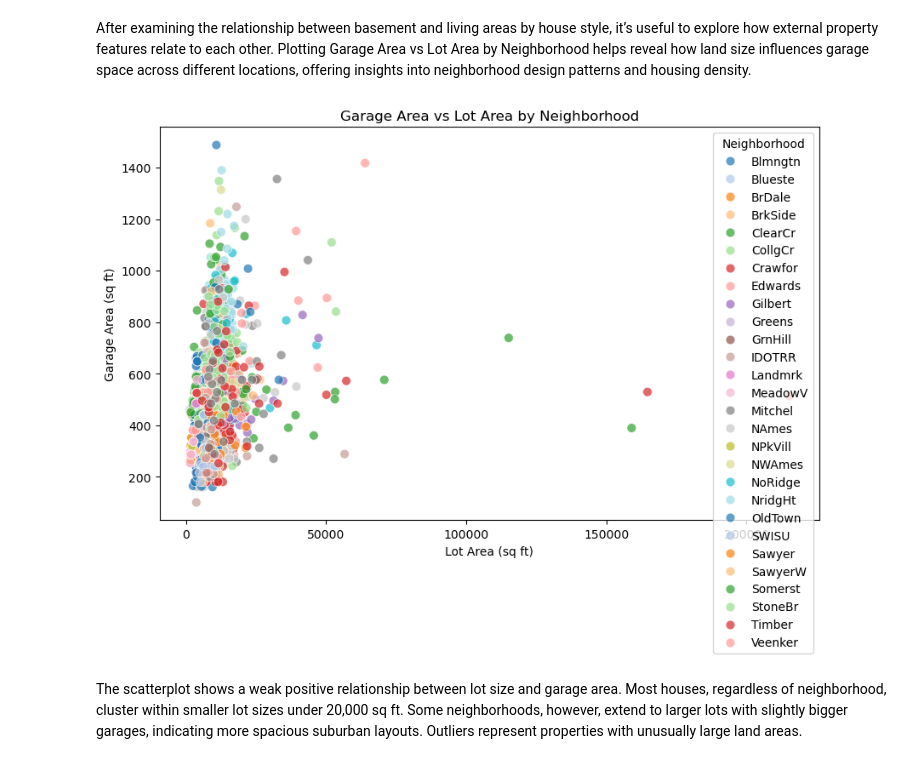
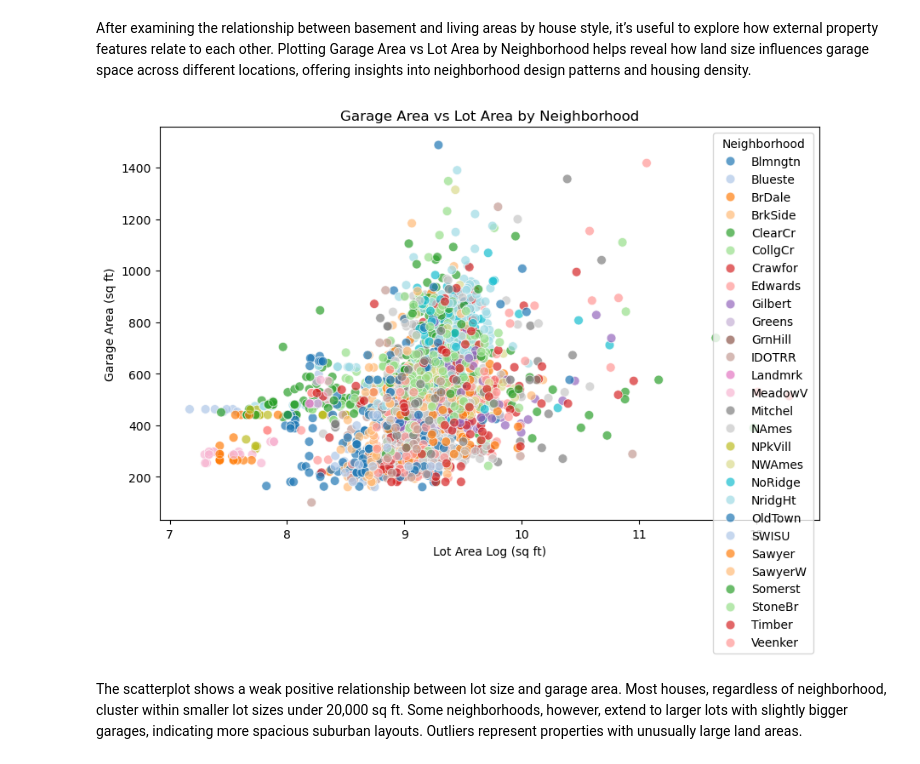
Before and after one commit to i-demetriou/dsc510-group-project, a Jupyter notebook: dsc510.theofanous.alexandrou.demetriou.ipynb, the cells around one changed output. Cells and saved outputs as stored; diff of their text form; code cells hidden in the pictures.

```diff
--- a/dsc510.theofanous.alexandrou.demetriou.ipynb
+++ b/dsc510.theofanous.alexandrou.demetriou.ipynb
@@ -1443,14 +1497,15 @@ _**1.Positive Correlation**_
 After examining the relationship between basement and living areas by house style, it’s useful to explore how external property features relate to each other. Plotting Garage Area vs Lot Area by Neighborhood helps reveal how land size influences garage space across different locations, offering insights into neighborhood design patterns and housing density.
 # %%
 plt.figure(figsize=(10,6))
-sns.scatterplot(x='Lot Area', y='Garage Area', hue='Neighborhood', data=df,
+df['Lot Area Log']=np.log(df['Lot Area'])
+sns.scatterplot(x='Lot Area Log', y='Garage Area', hue='Neighborhood', data=df,
                 palette='tab20', s=60, alpha=0.7)
 plt.title("Garage Area vs Lot Area by Neighborhood")
-plt.xlabel("Lot Area (sq ft)")
+plt.xlabel("Lot Area Log (sq ft)")
 plt.ylabel("Garage Area (sq ft)")
 plt.show()
 # %% [output]
-[figure, old version]
+[figure, new version]
 # %% [markdown]
 The scatterplot shows a weak positive relationship between lot size and garage area. Most houses, regardless of neighborhood, cluster within smaller lot sizes under 20,000 sq ft. Some neighborhoods, however, extend to larger lots with slightly bigger garages, indicating more spacious suburban layouts. Outliers represent properties with unusually large land areas.
 # %% [markdown]
```
Also changed, not shown: parts of 11 cells of this notebook.
